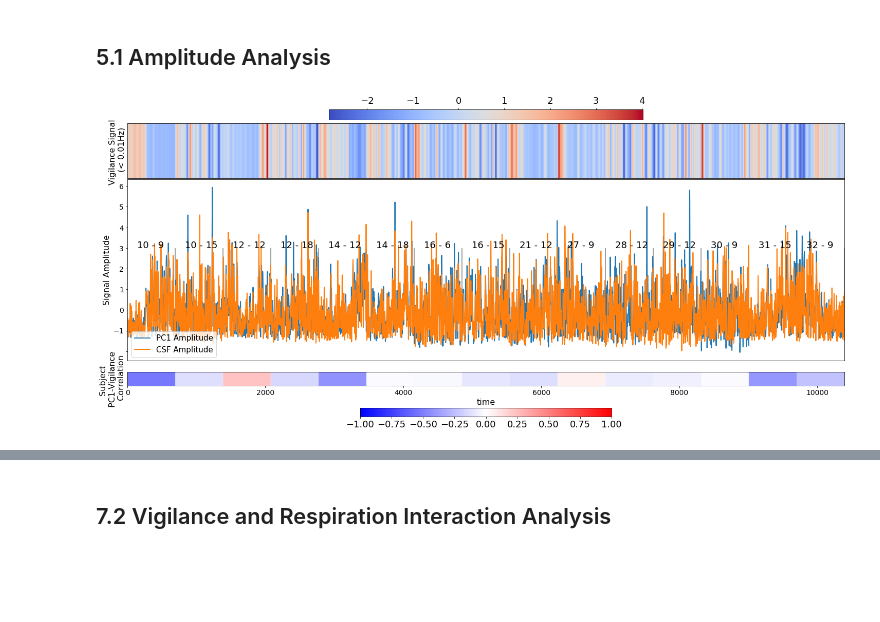
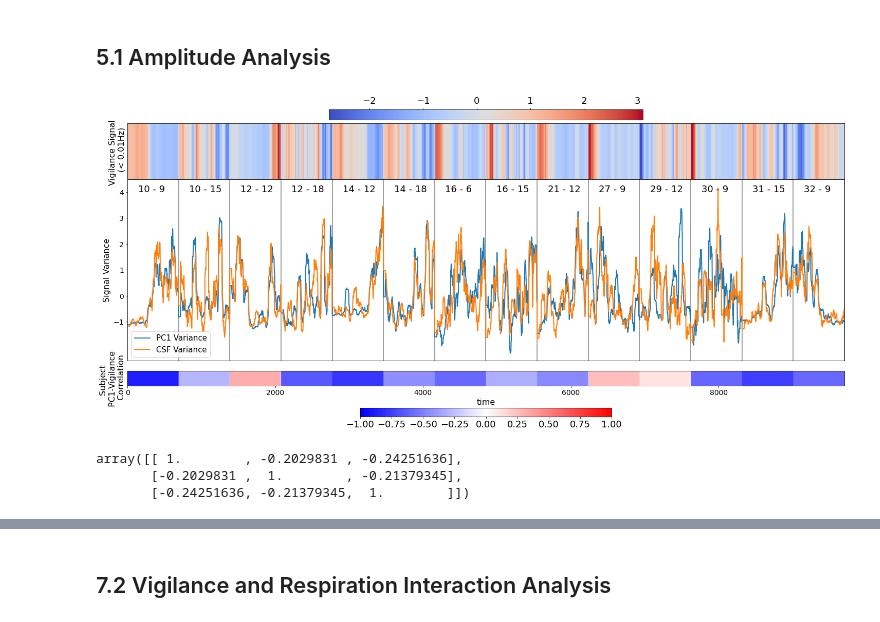
Before and after one commit to tsb46/fmri_arousal, a Jupyter notebook: analysis.ipynb, the cells around one changed output, grey strips where cells are left out. Drawn from its saved outputs; the diff is of its cells as text; code cells hidden in the pictures; blank space fills up the shorter version.

```diff
--- a/analysis.ipynb
+++ b/analysis.ipynb
@@ -550,7 +593,6 @@ for subj in subj_scan_dict:
             scan_str = f'00{scan}'
         df_subj = load_subj_chang_bh(subj, scan, pc_subj_chang_bh[f'{subj}_{scan}'],
                                      pc_p_subj_chang_bh[f'{subj}_{scan}'],
-                                     pc_c_subj_chang_bh[f'{subj}_{scan}'],
                                      fs_chang)
         # Load compliance for scan
         scan_compliance = compliance.loc[f'{subj}_{scan}'][trial_cols].values
@@ -582,7 +624,6 @@ for i in range(n_perms):
 perms_avg_array = np.stack(perms_avg, axis=2)
 physio_se = np.std(perms_avg_array, axis=2)
 
-
 fig, ax = plt.subplots(figsize=(8,5))
 trial_len = len(physio_avg[0])
 for p_avg, p_se, p_label in zip(physio_avg, physio_se, physio_labels):
@@ -806,11 +841,0 @@ for (j,i),label in np.ndenumerate(corr_mat):
-# %%
-from scipy.signal import csd
-pred_signal1 = cca_pred[3][:,0]
-pred_signal2 = cca_pred[3][:,1]
-
-cca_pred = mcca.transform(basis_group)
-
-f, pxy = csd(pred_signal1, pred_signal2, 1, return_onesided=True)
-
-f_indx = np.where((f>0.05) & (f<0.1))
-np.angle(pxy)[f_indx]
@@ -821,7 +842,6 @@ array([ 1.66829923,  1.63848882,  1.61249084,  1.6415359 ,  1.61561553,
 # %%
 # Plot lags on first canonical component
 cca_pred = mcca.transform(basis_group)
-
 
 cca_pred_df = pd.DataFrame(
     np.vstack([cca_pred[i][:,0] for i in range(len(physio_labels))]).T,
@@ -831,8 +851,8 @@ cca_pred_df = pd.DataFrame(
 fig, axs = plt.subplots(nrows=1, ncols=len(physio_labels), figsize=(18,3), sharey=True, sharex=True)
 fig.subplots_adjust(wspace=0.3)
 
-for i, ax in enumerate(axs):
-    ax.xcorr(data_group[i], cca_pred[i][:, 0], maxlags=15)
+for i, (ax, l) in enumerate(zip(axs, physio_labels)):
+    ax.xcorr(df_group[l].loc[na_indx], cca_pred[i][:, 0], maxlags=15)
     ax.set_xlabel('Lag (TR)', fontsize=13)
     ax.set_title(new_labels[i], fontsize=13)
     ax.axvline(0, 0, 1, alpha=0.3, color='red')
@@ -861,14 +1022,17 @@ for i in range(subject_list_chang.shape[0]):
     # df['CSF_AMP'] = butterworth_filter(
     #     np.abs(hilbert(df['csf'])), None, 0.01, fs=fs_chang, filter_type='lowpass'
     # )
-    df['PC1_AMP'] = np.abs(hilbert(df['pc1']))
-    df['CSF_AMP'] = np.abs(hilbert(df['csf']))
+
+    df['PC1_VAR'] = df['pc1'].rolling(50, min_periods=25).var().bfill()
+    df['CSF_VAR'] = df['csf'].rolling(50, min_periods=25).var().bfill()
+    df['vigilance_at_rolling'] = df['vigilance_at'].rolling(50, min_periods=25).mean().bfill()
+
     # Normalize values within subject
     df = df.apply(zscore, axis=0)
 
     # correlate vigilance and CSF AMP and PC AMP for viz
-    df['corr_vigilance_CSF'] = df[['CSF_AMP', 'vigilance_at']].corr().iloc[0,1]
-    df['corr_vigilance_PC1'] = df[['PC1_AMP', 'vigilance_at']].corr().iloc[0,1]
+    df['corr_vigilance_CSF'] = df[['CSF_VAR', 'vigilance_at_rolling']].corr().iloc[0,1]
+    df['corr_vigilance_PC1'] = df[['PC1_VAR', 'vigilance_at_rolling']].corr().iloc[0,1]
     # supply meta information
     df['subj'] = subj
     df['sleep_flag'] = sleep
@@ -883,44 +1047,46 @@ df_concat = pd.concat(df_group, axis=0, ignore_index=True)
 fig = plt.figure(figsize=(25,11), constrained_layout=False)
 gspec = fig.add_gridspec(3,1, hspace=0, height_ratios=[0.25, 0.65, 0.2])
 ax = fig.add_subplot(gspec[0])
-im1 = ax.imshow(df_concat['vigilance_at_low'].values[np.newaxis,:], label='Vigilance', cmap='coolwarm', aspect=800)
+im1 = ax.imshow(df_concat['vigilance_at_rolling'].values[np.newaxis,:],
+                label='Vigilance', cmap='coolwarm', aspect=750)
 ax.set_xticks([])
 ax.set_yticks([])
 ax.set_ylabel('Vigilance Signal \n (< 0.01Hz)', fontsize=16)
 cbar = plt.colorbar(im1, ax=ax, orientation='horizontal', location='top', aspect=30)
 cbar.ax.tick_params(labelsize=18)
 
 
 ax = fig.add_subplot(gspec[1])
-df_concat['PC1_AMP'].plot(ax=ax, linewidth=2, label='PC1 Amplitude')
-df_concat['CSF_AMP'].plot(ax=ax, linewidth=2, label='CSF Amplitude')
+df_concat['PC1_VAR'].plot(ax=ax, linewidth=2, label='PC1 Variance')
+df_concat['CSF_VAR'].plot(ax=ax, linewidth=2, label='CSF Variance')
 ax.set_xlim([0, df_concat.shape[0]])
 ax.set_xticks([])
-ax.set_ylabel('Signal Amplitude', fontsize=16)
+ax.set_ylabel('Signal Variance', fontsize=16)
+ax.set_ylim([-2.5,4.5])
 ax.tick_params(axis='both', which='major', labelsize=14)
 plt.setp(ax.get_yticklabels()[1], visible=False)
 
 
 n = 0
 for i, (subj, scan) in enumerate((zip(subject_list_chang.subject, subject_list_chang.scan))):
     n += 693
-    ax.vlines(n, 0, 3, color='black', alpha=0.5)
-    ax.text(n-550, 3, f'{subj} - {scan}', fontsize=18)
+    ax.vlines(n, -2.5, 4.5, color='black', alpha=0.5)
+    ax.text(n-550, 4, f'{subj} - {scan}', fontsize=18)
 
 ax.legend(fontsize=15, loc='lower left')
 
 ax = fig.add_subplot(gspec[2])
 im2 = ax.imshow(df_concat['corr_vigilance_PC1'].values[np.newaxis,:], label='Subject PC1-Vigilance Correlation',
           cmap='bwr', aspect=200, vmin=-1, vmax=1)
 ax.tick_params(axis='both', which='major', labelsize=14)
 ax.set_xlabel('time', fontsize=16)
 ax.set_ylabel('Subject \n PC1-Vigilance \n Correlation', fontsize=16)
 ax.set_yticks([])
 cbar = plt.colorbar(im2, ax=ax, orientation='horizontal', location='bottom', aspect=30, pad=0.4)
 cbar.ax.tick_params(labelsize=18)
 
 plt.show()
 # %% [output]
-[figure, old version]
+[figure, new version]
 # %%
 # calculate correlation between ultra low-frequency time series
@@ -949,6 +1115,12 @@ perm_corr = [orig_corr] + perm_corr
 perm_corr = np.stack(perm_corr, axis=2)
 orig_corr_stacked = np.stack([orig_corr]*perm_corr.shape[2], axis=2)
 perm_corr_percentile = np.sum(np.abs(perm_corr) >= np.abs(orig_corr_stacked), axis=2) / perm_corr.shape[2]
+# %%
+np.percentile(perm_corr, 0.99, axis=2)
+# %% [output]
+array([[ 1.        , -0.2029831 , -0.24251636],
+       [-0.2029831 ,  1.        , -0.21379345],
+       [-0.24251636, -0.21379345,  1.        ]])
 # %%
 df_concat[physio_select].corr()
 # %% [output]
```
Also changed, not shown: parts of 67 cells of this notebook, 1 other file.
